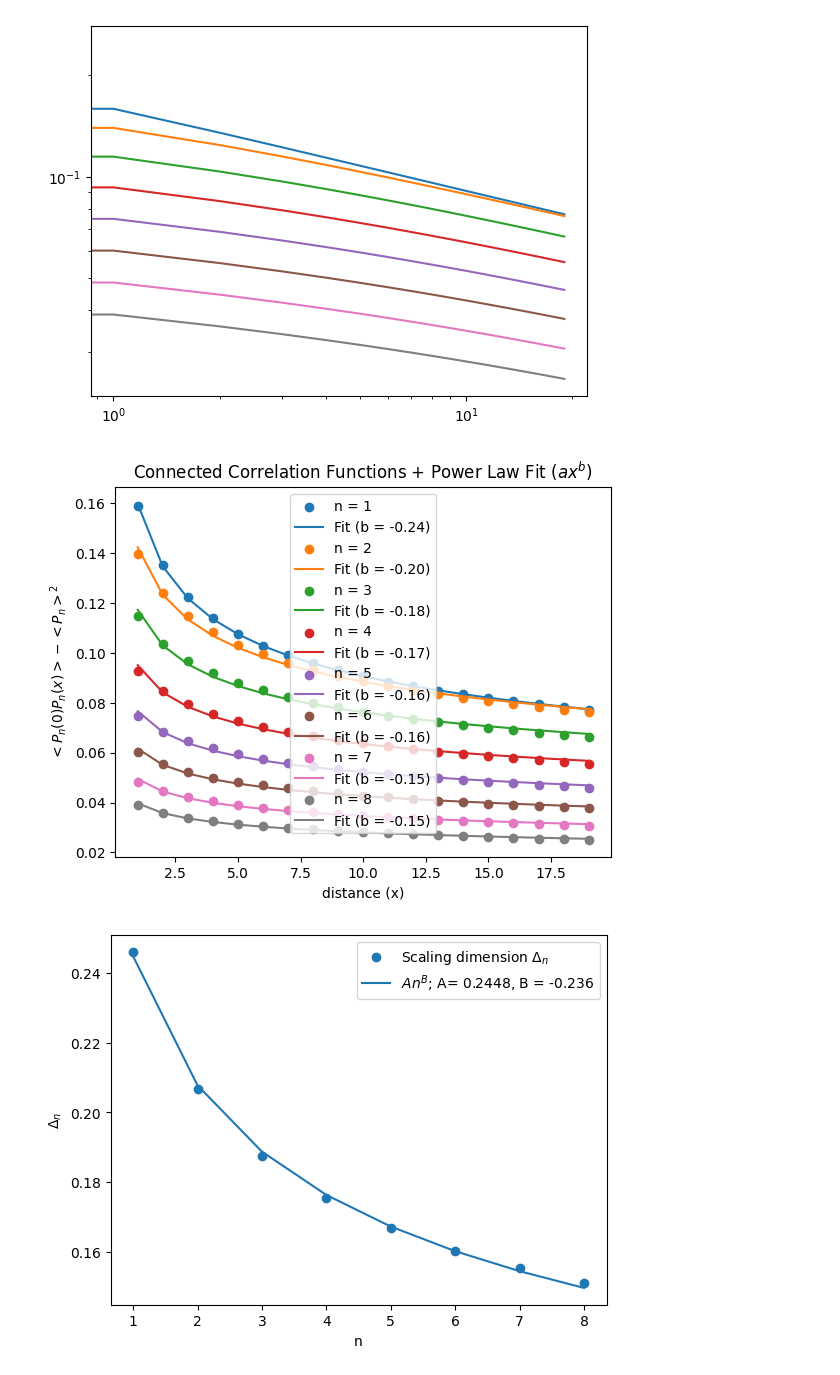
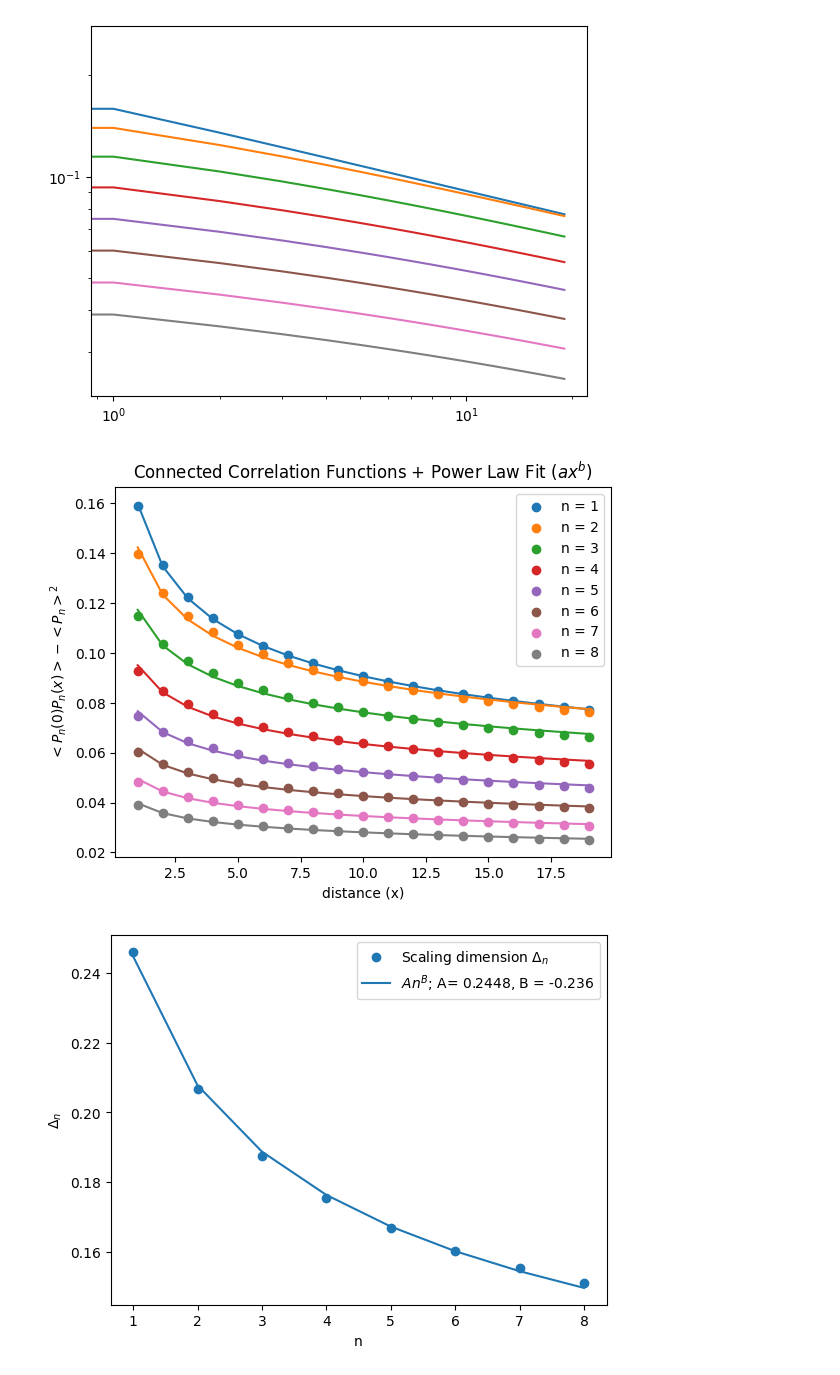
Before and after one commit to KristianMunnikhuis/subsystem_loschmidt_echo, a Jupyter notebook: scripts/scaling_dim/scaling_of_strings.ipynb, the cells around one changed output. Cells and saved outputs as stored; diff of their text form; code cells hidden in the pictures.

Commit message:
updated figures

```diff
--- a/scripts/scaling_dim/scaling_of_strings.ipynb
+++ b/scripts/scaling_dim/scaling_of_strings.ipynb
@@ -43,36 +43,36 @@ plt.loglog(C_nn.T,label=labels)
 from scipy.optimize import curve_fit
 
 # Power-law model
 def power_func(x, a, b):
     return a * x**b
 n = 8
 # Exclude x=0
 x= np.arange(1,20,dtype=int)
 A = []
 B = []
 for ni in range(0,n,1):
     y = C_nn[ni,1:]  # roughly y ≈ a * x^b
 
 
 
     # Fit
     params, _ = curve_fit(power_func, x, y)
     a_fit, b_fit = params
     A.append(a_fit)
     B.append(b_fit)
 
     plt.scatter(x,y, label = f"n = {ni+1}")
-    plt.plot(x,a_fit*x**b_fit,label=f"Fit (b = {str(b_fit)[:5]})")
+    plt.plot(x,a_fit*x**b_fit)#,label=f"Fit (b = {str(b_fit)[:5]})")
     plt.legend()
     plt.xlabel("distance (x)")
     plt.ylabel(r"$< P_n(0) P_n(x) >- <P_n>^2$")
     plt.title(r"Connected Correlation Functions + Power Law Fit $(ax^b)$")
 B = np.array(B)
 #plt.figure()
 #plt.scatter(np.arange(n)+1,-B)
-plt.savefig("Pnscaling_fits.png")
+plt.savefig("Pnscaling_nofits.png")
 # %% [output]
-[figure, old version]
+[figure, new version]
 # %%
 plt.scatter(np.arange(n)+1,-B,label=r"Scaling dimension $\Delta_n$")
 params, _ = curve_fit(power_func, np.arange(n)+1, -B)
```
Also changed, not shown: 1 other file.
